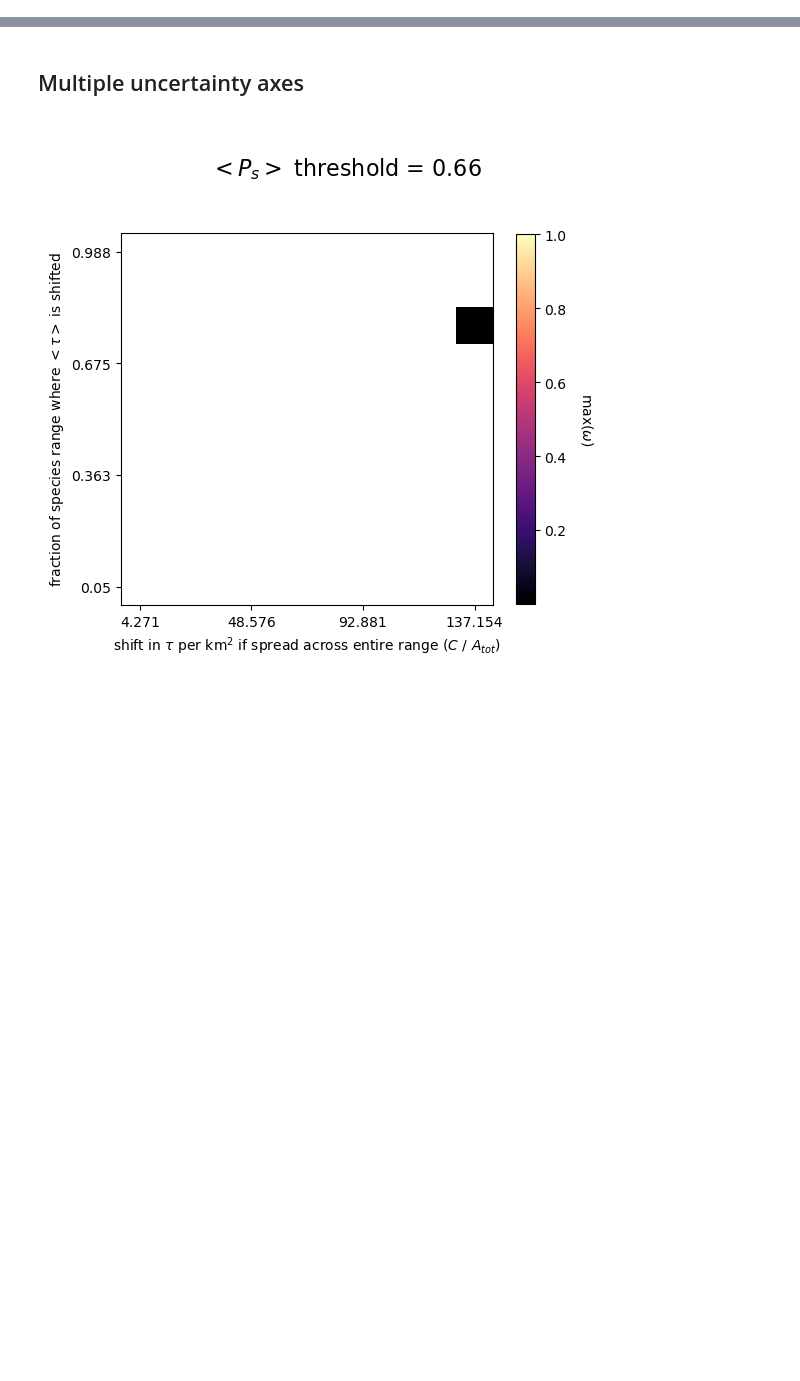
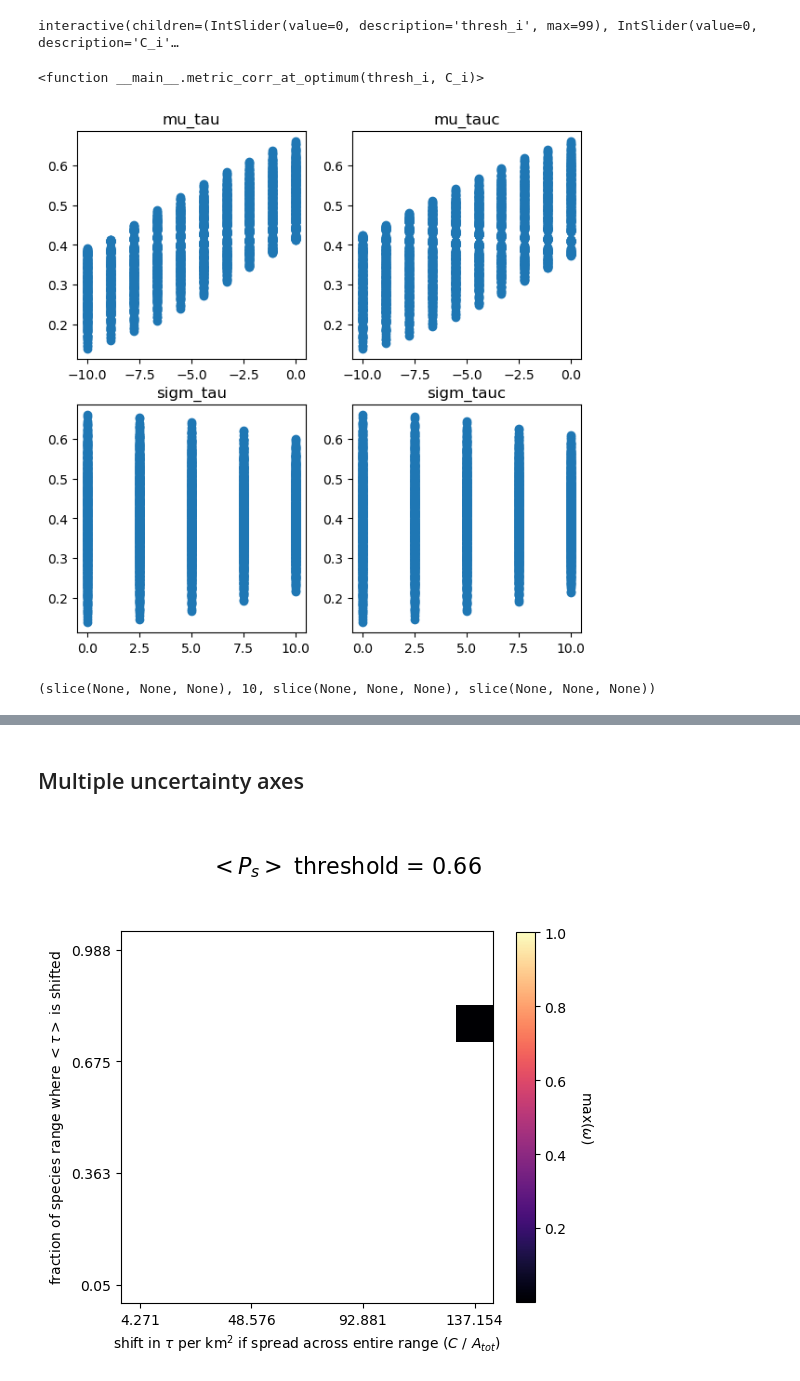
Before and after one commit to patricklawton/TecateCypress, a Jupyter notebook: sensitivity/viz.ipynb, the cells around one changed output, grey strips where cells are left out. Cells and saved outputs as stored; diff of their text form; code cells hidden in the pictures; blank space fills up the shorter version.

```diff
--- a/sensitivity/viz.ipynb
+++ b/sensitivity/viz.ipynb
@@ -30,0 +196,60 @@ project = sg.get_project()
+# %%
+def metric_corr_at_optimum(thresh_i, C_i):
+    fig, axs = plt.subplots(2, 2, figsize=(10,6))
+    axs_flat = axs.flatten()
+
+    num_eps = len(eps_axes.items())
+    eps_labels = ["$\mu_T$", "$\mu_{T^*}$", "$\sigma_T$", "$\sigma_{T^*}$"]
+    if np.all(~np.isnan(argmaxrob[thresh_i, C_i])):
+        opt_ncell_i, opt_sl_i = [int(i) for i in argmaxrob[thresh_i, C_i]]
+        for eps_ax_i, eps_ax in enumerate(eps_axes.values()):
+            all_x = []
+            all_y = []
+            for eps_val_i, eps_val in enumerate(eps_ax):
+                eps_slice = tuple([slice(None) if i != eps_ax_i else eps_val_i for i in range(num_eps)])
+                full_slice = eps_slice + (C_i, opt_ncell_i, opt_sl_i)
+                phase_slice = phase_full[full_slice]
+                all_y.append(phase_slice.flatten().tolist())
+                all_x.append(np.repeat(eps_val, phase_slice.size).tolist())
+            axs_flat[eps_ax_i].scatter(all_x, all_y, alpha=0.05, s=50)
+            # axs_flat.violinplot()
+            axs_flat[eps_ax_i].axhline(rob_thresh_vec[thresh_i], ls='--', c='k')
+            # axs_flat[eps_ax_i].set_xlabel(f"{list(eps_axes.keys())[eps_ax_i]}")
+            axs_flat[eps_ax_i].set_xlabel(rf"{eps_labels[eps_ax_i]}")
+            # axs_flat[eps_ax_i].set_ylabel(rf"{metric_lab} at optimal $(A,T^*,\vec{{T}}_i)$ given {eps_labels[eps_ax_i]}")
+            axs_flat[eps_ax_i].set_ylabel(rf"{metric_lab} at optimally robust strategy")
+
+    fig.suptitle(rf"{metric_lab}$\geq{np.round(rob_thresh_vec[thresh_i], 2)}$,  $max(\omega)={maxrob[thresh_i,C_i]}$", fontsize=16)
+
+interact(metric_corr_at_optimum,
+         thresh_i = widgets.IntSlider(min=0, max=len(rob_thresh_vec)-1, step=1, value=0),
+         C_i = widgets.IntSlider(min=0, max=9, step=1, value=0))
+# %% [output]
+interactive(children=(IntSlider(value=0, description='thresh_i', max=99), IntSlider(value=0, description='C_i'…
+<function __main__.metric_corr_at_optimum(thresh_i, C_i)>
+# %%
+fig, axs = plt.subplots(2, 2, figsize=(7,7))
+axs_flat = axs.flatten()
+
+thresh_i = 99
+C_i = 9
+num_eps = len(eps_axes.items())
+if np.all(~np.isnan(argmaxrob[thresh_i, C_i])):
+    opt_ncell_i, opt_sl_i = [int(i) for i in argmaxrob[thresh_i, C_i]]
+    for eps_ax_i, eps_ax in enumerate(eps_axes.values()):
+        all_x = []
+        all_y = []
+        for eps_val_i, eps_val in enumerate(eps_ax):
+            eps_slice = tuple([slice(None) if i != eps_ax_i else eps_val_i for i in range(num_eps)])
+            full_slice = eps_slice + (C_i, opt_ncell_i, opt_sl_i)
+            phase_slice = phase_full[full_slice]
+            all_y.append(phase_slice.flatten().tolist())
+            all_x.append(np.repeat(eps_val, phase_slice.size).tolist())
+        axs_flat[eps_ax_i].scatter(all_x, all_y)
+        axs_flat[eps_ax_i].set_title(f"{list(eps_axes.keys())[eps_ax_i]}")
+# %% [output]
+[figure, added]
+# %%
+tuple([slice(None) if i != 1 else 10 for i in range(num_eps)])
+# %% [output]
+(slice(None, None, None), 10, slice(None, None, None), slice(None, None, None))
```
Also changed, not shown: parts of 14 cells of this notebook.
